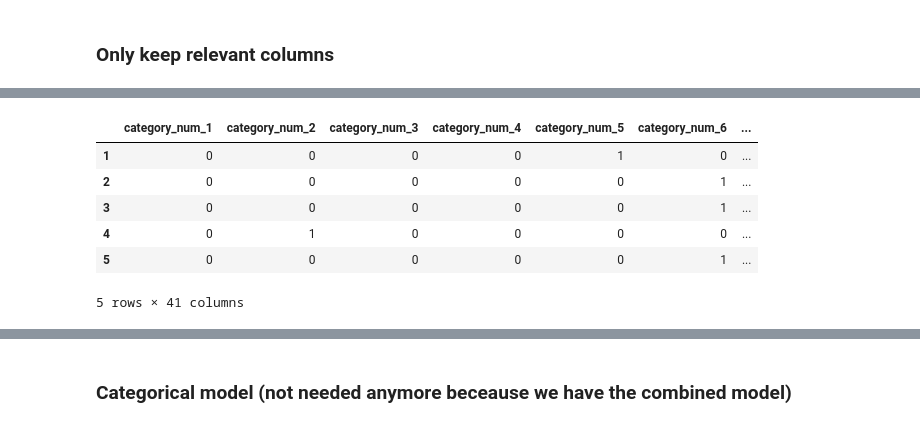
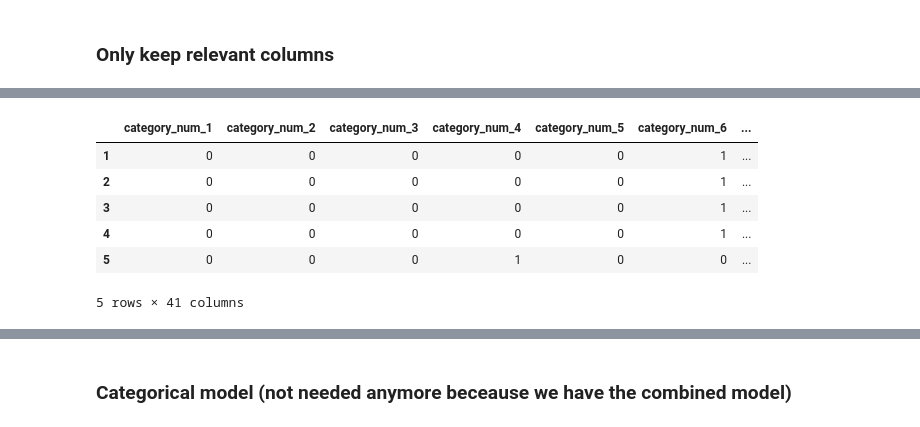
Before and after one commit to gittinic/mlp_final_proj_fake_news, a Jupyter notebook: TensorFlow_Setup.ipynb, the cells around one changed output, grey strips where cells are left out. Cells and saved outputs as stored; diff of their text form; code cells hidden in the pictures.

```diff
--- a/TensorFlow_Setup.ipynb
+++ b/TensorFlow_Setup.ipynb
@@ -243,18 +242,19 @@ def change_format2(X_train_cat):
 # %%
 X_train_cat2 = change_format2(X_train_cat)
 X_test_cat2 = change_format2(X_test_cat)
-# %%
-X_train_cat2 = X_train_cat2.iloc[:,3:]
-X_test_cat2 = X_test_cat2.iloc[:,3:]
-X_test_cat2.head()
-# %% [output]
-|  | category_num_1 | category_num_2 | category_num_3 | category_num_4 | category_num_5 | category_num_6 | ... |
-| 1 | 0 | 0 | 0 | 0 | 1 | 0 | ... |
-| 2 | 0 | 0 | 0 | 0 | 0 | 1 | ... |
-| 3 | 0 | 0 | 0 | 0 | 0 | 1 | ... |
-| 4 | 0 | 1 | 0 | 0 | 0 | 0 | ... |
-| 5 | 0 | 0 | 0 | 0 | 0 | 1 | ... |
-5 rows × 41 columns
+# %%
+# Run this block only once (or in combination with the block above)
+X_train_cat2 = X_train_cat2.iloc[:,4:] # [:,4:] for dataframe without cid [:,3:] for dataframe with cid
+X_test_cat2 = X_test_cat2.iloc[:,4:] # [:,4:] for dataframe without cid
+X_train_cat2.head()
+# %% [output]
+|  | category_num_1 | category_num_2 | category_num_3 | category_num_4 | category_num_5 | category_num_6 | ... |
+| 1 | 0 | 0 | 0 | 0 | 0 | 1 | ... |
+| 2 | 0 | 0 | 0 | 0 | 0 | 1 | ... |
+| 3 | 0 | 0 | 0 | 0 | 0 | 1 | ... |
+| 4 | 0 | 0 | 0 | 0 | 0 | 1 | ... |
+| 5 | 0 | 0 | 0 | 1 | 0 | 0 | ... |
+5 rows × 41 columns
 # %%
 # Change datastructue df -> matrix
 X_train_cat  = X_train_cat2.as_matrix()
```
Also changed, not shown: parts of 18 cells of this notebook, 2 other files.
